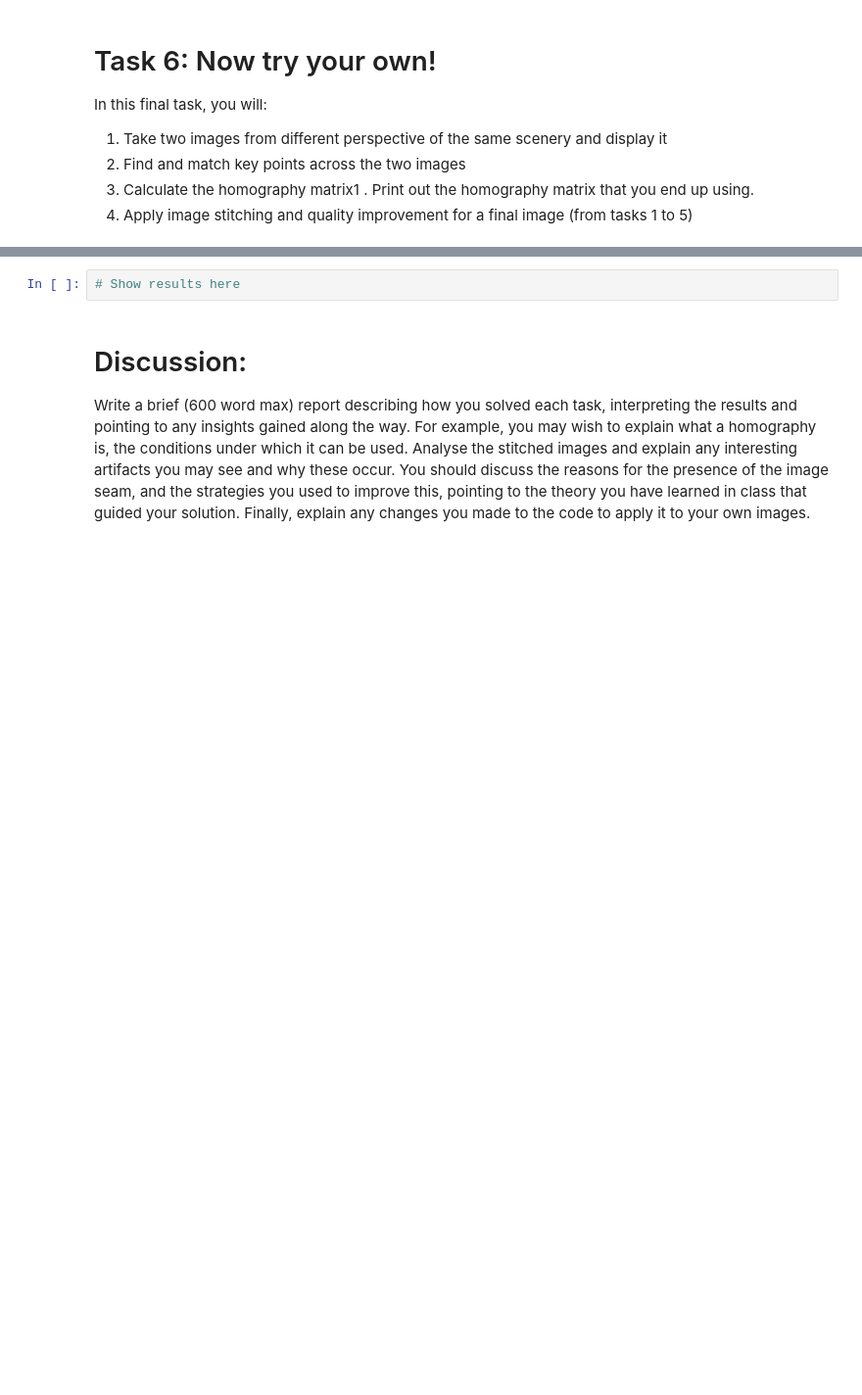
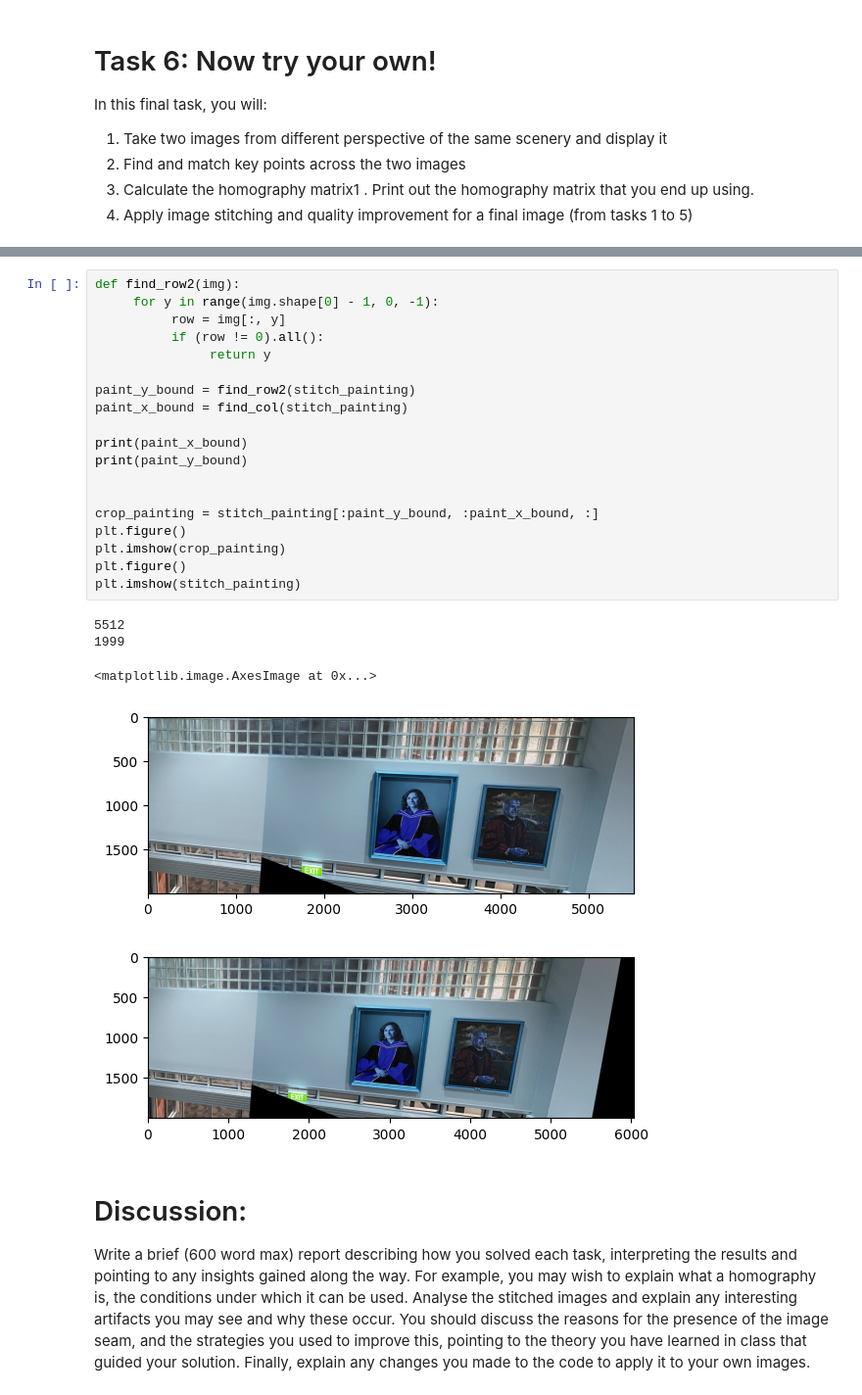
Before and after one commit to jame-slatta/ECE4076_2026, a Jupyter notebook: Lab02/Lab2_student_template.ipynb, the cells around one changed output, grey strips where cells are left out. Shown at 98% size. Saved outputs shown, nothing was run; the diff lists cells and outputs as text; blank space fills up the shorter version.

```diff
--- a/Lab02/Lab2_student_template.ipynb
+++ b/Lab02/Lab2_student_template.ipynb
@@ -290,5 +353,28 @@ plt.show()
-# %%
-# Show results here
+# %%
+def find_row2(img):
+     for y in range(img.shape[0] - 1, 0, -1):
+          row = img[:, y]
+          if (row != 0).all():
+               return y
+
+paint_y_bound = find_row2(stitch_painting)
+paint_x_bound = find_col(stitch_painting)
+
+print(paint_x_bound)
+print(paint_y_bound)
+
+
+crop_painting = stitch_painting[:paint_y_bound, :paint_x_bound, :]
+plt.figure()
+plt.imshow(crop_painting)
+plt.figure()
+plt.imshow(stitch_painting)
+# %% [output]
+5512
+1999
+<matplotlib.image.AxesImage at 0x...>
+[figure, added]
+[figure, added]
 # %% [markdown]
 # Discussion:
 
```
Also changed, not shown: parts of 11 cells of this notebook.
